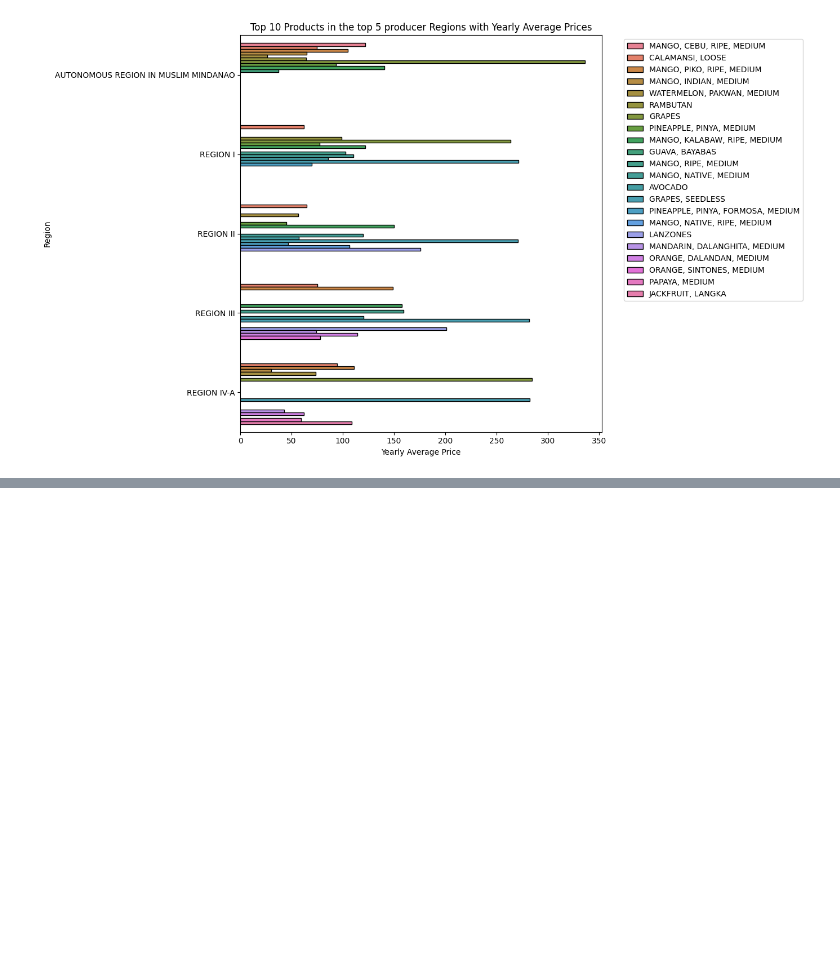
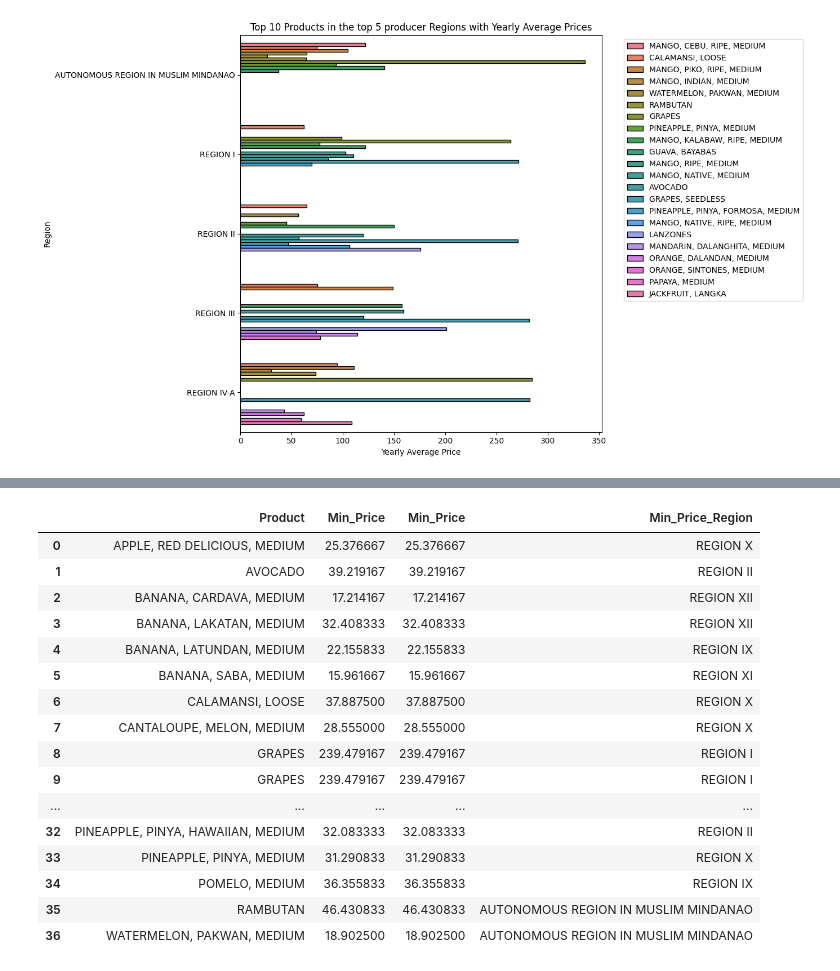
Before and after one commit to RRENN02/Prelims-PH_FruitRetail, a Jupyter notebook: fruit_retail.ipynb, the cells around one changed output, grey strips where cells are left out. Cells and saved outputs as stored; diff of their text form; code cells hidden in the pictures; blank space fills up the shorter version.

```diff
--- a/fruit_retail.ipynb
+++ b/fruit_retail.ipynb
@@ -681,0 +821,20 @@ top_products_per_region
+# %%
+min_price_region
+# %% [output]
+|  | Product | Min_Price | Min_Price | Min_Price_Region |
+| 0 | APPLE, RED DELICIOUS, MEDIUM | 25.376667 | 25.376667 | REGION X |
+| 1 | AVOCADO | 39.219167 | 39.219167 | REGION II |
+| 2 | BANANA, CARDAVA, MEDIUM | 17.214167 | 17.214167 | REGION XII |
+| 3 | BANANA, LAKATAN, MEDIUM | 32.408333 | 32.408333 | REGION XII |
+| 4 | BANANA, LATUNDAN, MEDIUM | 22.155833 | 22.155833 | REGION IX |
+| 5 | BANANA, SABA, MEDIUM | 15.961667 | 15.961667 | REGION XI |
+| 6 | CALAMANSI, LOOSE | 37.887500 | 37.887500 | REGION X |
+| 7 | CANTALOUPE, MELON, MEDIUM | 28.555000 | 28.555000 | REGION X |
+| 8 | GRAPES | 239.479167 | 239.479167 | REGION I |
+| 9 | GRAPES | 239.479167 | 239.479167 | REGION I |
+| ... | ... | ... | ... | ... |
+| 32 | PINEAPPLE, PINYA, HAWAIIAN, MEDIUM | 32.083333 | 32.083333 | REGION II |
+| 33 | PINEAPPLE, PINYA, MEDIUM | 31.290833 | 31.290833 | REGION X |
+| 34 | POMELO, MEDIUM | 36.355833 | 36.355833 | REGION IX |
+| 35 | RAMBUTAN | 46.430833 | 46.430833 | AUTONOMOUS REGION IN MUSLIM MINDANAO |
+| 36 | WATERMELON, PAKWAN, MEDIUM | 18.902500 | 18.902500 | AUTONOMOUS REGION IN MUSLIM MINDANAO |
```
Also changed, not shown: parts of 11 cells of this notebook.
